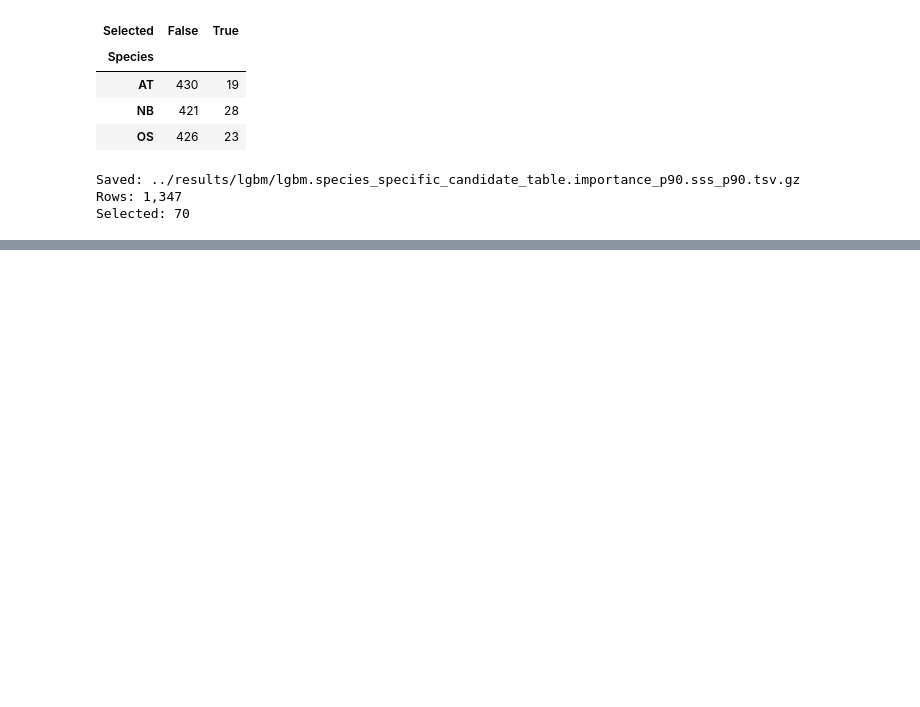
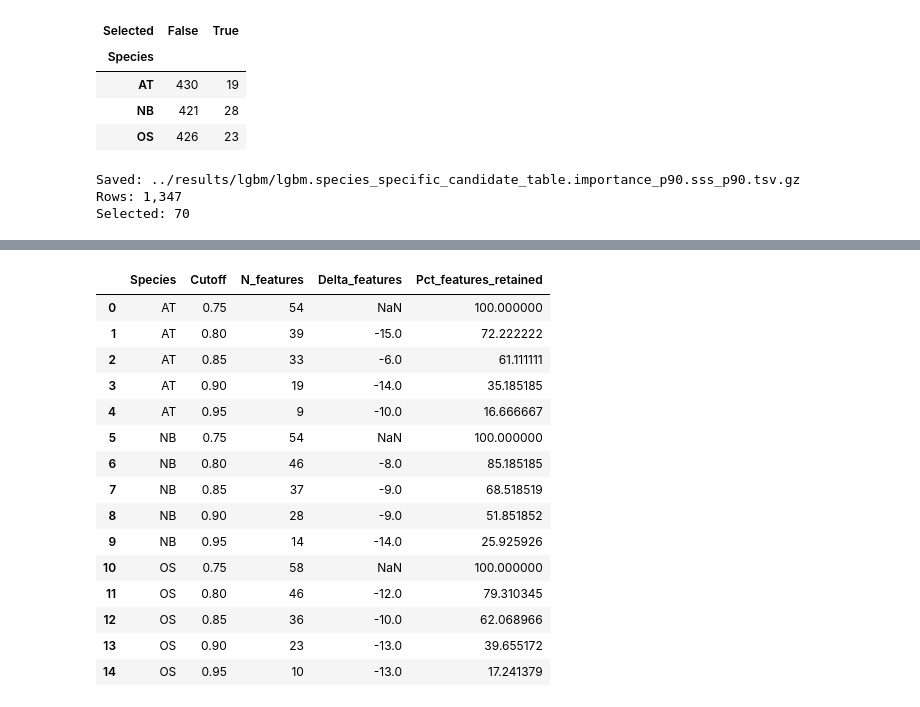
Before and after one commit to ih-11/regression, a Jupyter notebook: notebooks/analysis4_step1.ipynb, the cells around one changed output, grey strips where cells are left out. Drawn from its saved outputs; the diff is of its cells as text; code cells hidden in the pictures; blank space fills up the shorter version.

```diff
--- a/notebooks/analysis4_step1.ipynb
+++ b/notebooks/analysis4_step1.ipynb
@@ -1603,0 +1651,36 @@ Selected: 70
+# %%
+# ============================================
+# Threshold sensitivity
+# Candidate-count change
+# ============================================
+
+threshold_path_df["Delta_features"] = (
+    threshold_path_df
+    .groupby("Species")["N_features"]
+    .diff()
+)
+
+threshold_path_df["Pct_features_retained"] = (
+    threshold_path_df
+    .groupby("Species")["N_features"]
+    .transform(lambda x: 100 * x / x.iloc[0])
+)
+
+display(threshold_path_df)
+# %% [output]
+|  | Species | Cutoff | N_features | Delta_features | Pct_features_retained |
+| 0 | AT | 0.75 | 54 | NaN | 100.000000 |
+| 1 | AT | 0.80 | 39 | -15.0 | 72.222222 |
+| 2 | AT | 0.85 | 33 | -6.0 | 61.111111 |
+| 3 | AT | 0.90 | 19 | -14.0 | 35.185185 |
+| 4 | AT | 0.95 | 9 | -10.0 | 16.666667 |
+| 5 | NB | 0.75 | 54 | NaN | 100.000000 |
+| 6 | NB | 0.80 | 46 | -8.0 | 85.185185 |
+| 7 | NB | 0.85 | 37 | -9.0 | 68.518519 |
+| 8 | NB | 0.90 | 28 | -9.0 | 51.851852 |
+| 9 | NB | 0.95 | 14 | -14.0 | 25.925926 |
+| 10 | OS | 0.75 | 58 | NaN | 100.000000 |
+| 11 | OS | 0.80 | 46 | -12.0 | 79.310345 |
+| 12 | OS | 0.85 | 36 | -10.0 | 62.068966 |
+| 13 | OS | 0.90 | 23 | -13.0 | 39.655172 |
+| 14 | OS | 0.95 | 10 | -13.0 | 17.241379 |
```
Also changed, not shown: parts of 2 cells of this notebook, 1 other file.
